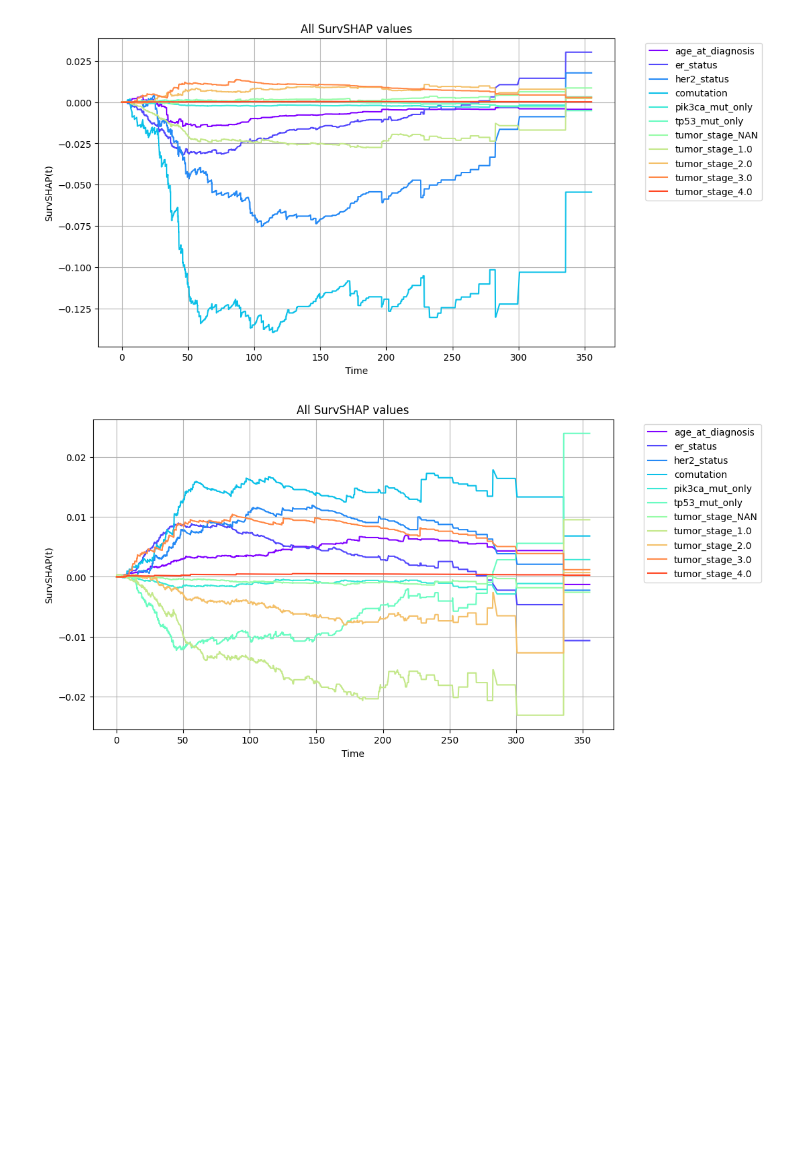
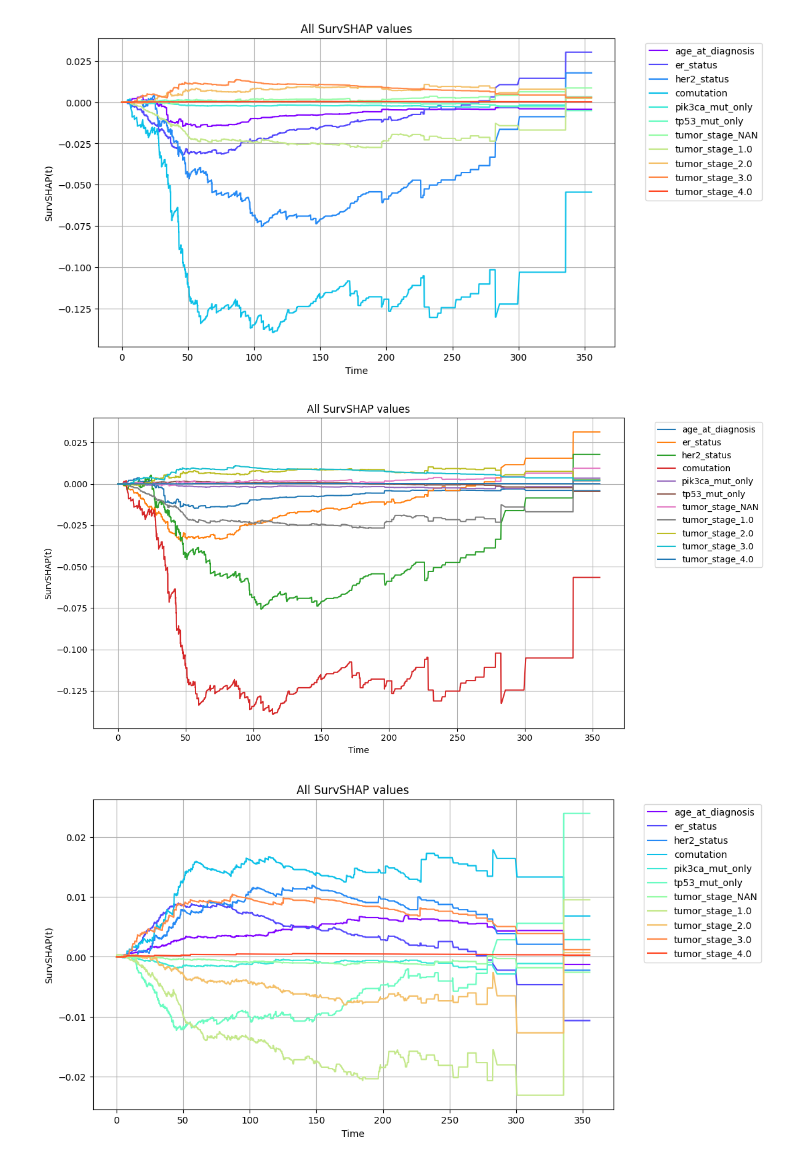
Before and after one commit to Clement-Dn/Surv-ML, a Jupyter notebook: SurvTreeShap_Metabric.ipynb, the cells around one changed output. Cells and saved outputs as stored; diff of their text form; code cells hidden in the pictures; blank space fills up the shorter version.

```diff
--- a/SurvTreeShap_Metabric.ipynb
+++ b/SurvTreeShap_Metabric.ipynb
@@ -304,37 +304,39 @@ STS_com.plotgraph(2)
 #Il prend une vingtaine de minutes à tourner.
 #Pour le faire tourner, remplacer false par True
 
-if False:
+if True:
     # create explainer
     explainer = SurvivalModelExplainer(model = rsf_comp, data = X_comp_train, y = y_comp_train_RSF)
 
     # compute SHAP values for a single instance
     observation_A = comutés.iloc[[2]]
     survshap_A = PredictSurvSHAP()
     survshap_A.fit(explainer = explainer, new_observation = observation_A)
 
     df=survshap_A.result
 
     # On sélectionne les colonnes temporelles (celles qui commencent par "t =")
     time_cols = [col for col in df.columns if col.startswith("t =")]
 
     # On convertit ces colonnes en float pour les trier correctement
     time_values = [float(col.replace("t = ", "")) for col in time_cols]
 
     # Tracé
     plt.figure(figsize=(12, 6))
 
     for i, row in df.iterrows():
         contribs = row[time_cols].values.astype(float)
         plt.plot(time_values, contribs, label=row["variable_name"])
 
     plt.xlabel("Time")
     plt.ylabel("SurvSHAP(t)")
     plt.title("All SurvSHAP values")
     plt.legend(bbox_to_anchor=(1.05, 1), loc='upper left')
     plt.tight_layout()
     plt.grid(True)
     plt.show()
+# %% [output]
+[figure, added]
 # %%
 #SurvTreeSHAP pour une patiente au hasard
 
```
Also changed, not shown: parts of 3 cells of this notebook.
